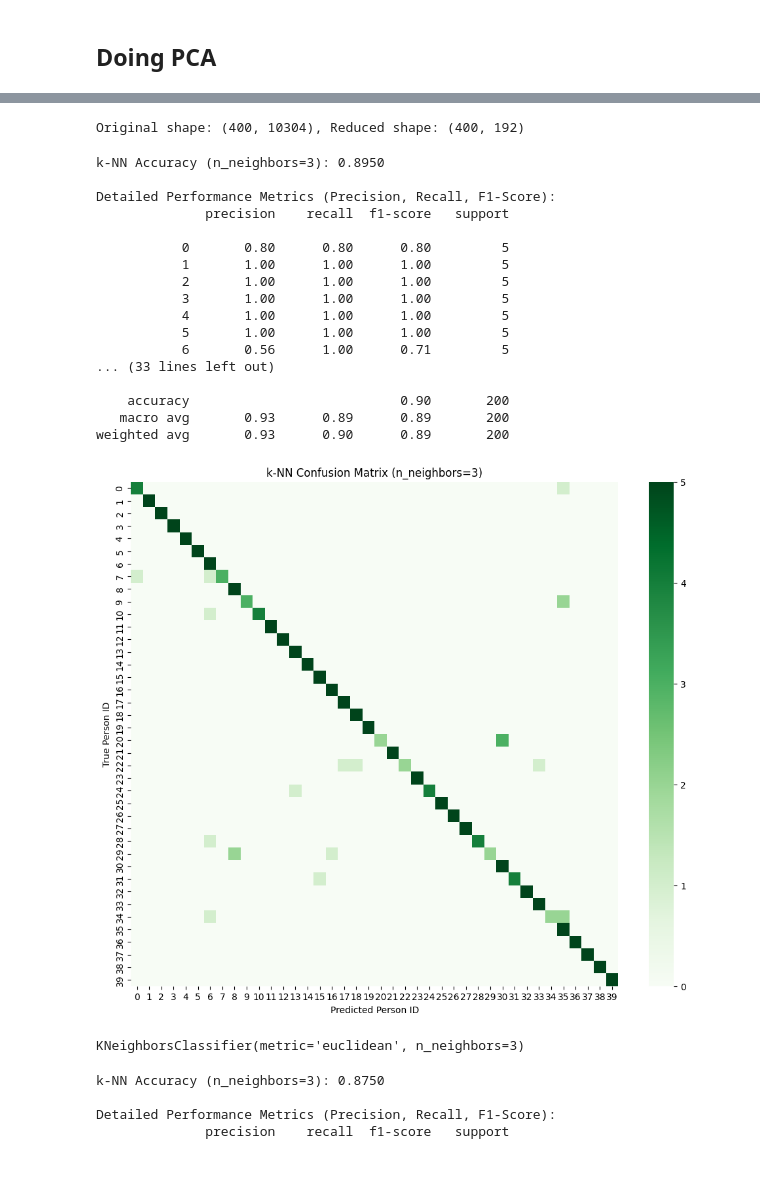
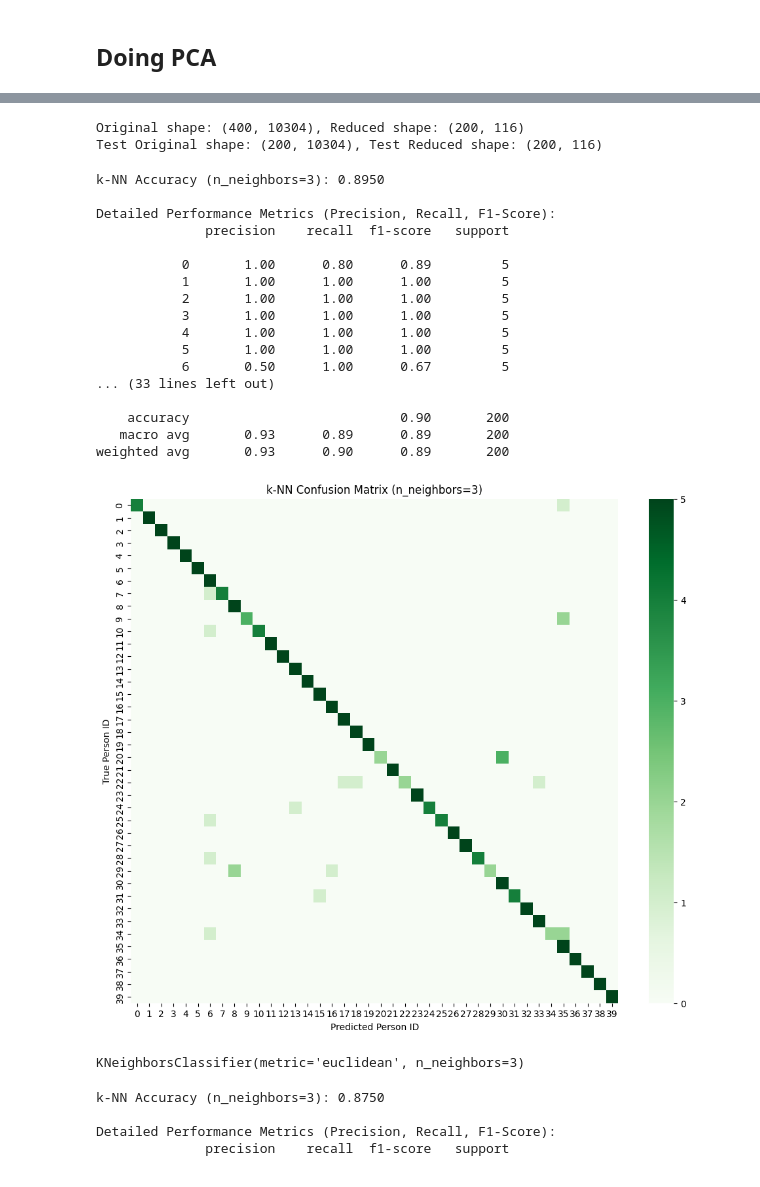
Before and after one commit to shadyalattarr/Data-Mining-Assignments, a Jupyter notebook: Lab 1/lab1.ipynb, the cells around one changed output, grey strips where cells are left out. Drawn from its saved outputs; the diff is of its cells as text; code cells hidden in the pictures.

Commit message:
Finished Part 1 and fixed the data leakage problem

```diff
--- a/Lab 1/lab1.ipynb
+++ b/Lab 1/lab1.ipynb
@@ -34,0 +25,18 @@ replace faces_dataset/README? [y]es, [n]o, [A]ll, [N]one, [r]ename: ^C
+# %%
+# Windows
+import requests
+import zipfile
+# 1. Download the file
+url = "http://www.cl.cam.ac.uk/Research/DTG/attarchive/pub/data/att_faces.zip"
+r = requests.get(url)
+with open("att_faces.zip", "wb") as f:
+    f.write(r.content)
+
+# 2. Unzip the file
+with zipfile.ZipFile("att_faces.zip", "r") as zip_ref:
+    zip_ref.extractall("faces_dataset")
+
+# 3. Remove the zip file
+os.remove("att_faces.zip")
+
+print("Done!")
@@ -113,24 +154,29 @@ Number of components to capture 95% variance: 192
 # %%
 # W for features
-W_large = np.dot(X_normalized.T, eigenvectors)
+# 10304x400  400x400 -> 10304x400 -> FEATURE EIGEN VECTORS: DxN
+W_large = np.dot(X_train_normalized.T, eigenvectors)
 W_normalized = W_large / np.linalg.norm(W_large, axis=0)
 
-W_k = W_normalized[:, :k]
+W_k = W_normalized[:, :k] # eigen vectors
 
-X_reduced = np.dot(X_normalized, W_k)
-print(f"Original shape: {X.shape}, Reduced shape: {X_reduced.shape}")
+# project TRAIN AND TEST into the k eigen vectors
+X_train_reduced = np.dot(X_train_normalized, W_k) # projecting train
+X_test_reduced = np.dot(X_test_normalized, W_k) # projecting train
+print(f"Original shape: {X.shape}, Reduced shape: {X_train_reduced.shape}")
+print(f"Test Original shape: {X_test.shape}, Test Reduced shape: {X_test_reduced.shape}")
 # %% [output]
-Original shape: (400, 10304), Reduced shape: (400, 192)
+Original shape: (400, 10304), Reduced shape: (200, 116)
+Test Original shape: (200, 10304), Test Reduced shape: (200, 116)
 # %%
 from sklearn.neighbors import KNeighborsClassifier
 from sklearn.metrics import accuracy_score, classification_report, confusion_matrix
 import seaborn as sns
 
-def train_and_evaluate(X, y, n_neighbors=3, test_size=0.2):
-    # 1. Stratified Split
-    X_train, X_test, y_train, y_test = train_test_split(
-        X, y, test_size=test_size, stratify=y, random_state=42
-    )
+def train_and_evaluate(X_train, y_train, X_test, y_test, n_neighbors=3):
+    # # 1. Stratified Split
+    # X_train, X_test, y_train, y_test = train_test_split(
+    #     X, y, test_size=test_size, stratify=y, random_state=42
+    # )
 
     # 2. Initialize k-NN
     # n_neighbors=3 is a good starting point for 10 images per person
@@ -159,25 +205,25 @@ def train_and_evaluate(X, y, n_neighbors=3, test_size=0.2):
     plt.show()
     return knn
 # %%
-train_and_evaluate(X_reduced, y, n_neighbors=3, test_size=0.5)
+train_and_evaluate(X_train_reduced, y_train, X_test_reduced, y_test, n_neighbors=3)
 # %% [output]
 k-NN Accuracy (n_neighbors=3): 0.8950
 
 Detailed Performance Metrics (Precision, Recall, F1-Score):
               precision    recall  f1-score   support
 
-           0       0.80      0.80      0.80         5
+           0       1.00      0.80      0.89         5
            1       1.00      1.00      1.00         5
            2       1.00      1.00      1.00         5
            3       1.00      1.00      1.00         5
            4       1.00      1.00      1.00         5
            5       1.00      1.00      1.00         5
-           6       0.56      1.00      0.71         5
+           6       0.50      1.00      0.67         5
 ... (33 lines left out)
 
     accuracy                           0.90       200
    macro avg       0.93      0.89      0.89       200
 weighted avg       0.93      0.90      0.89       200
-[figure, old version]
+[figure, new version]
 KNeighborsClassifier(metric='euclidean', n_neighbors=3)
 # %%
```
Also changed, not shown: parts of 11 cells of this notebook.
